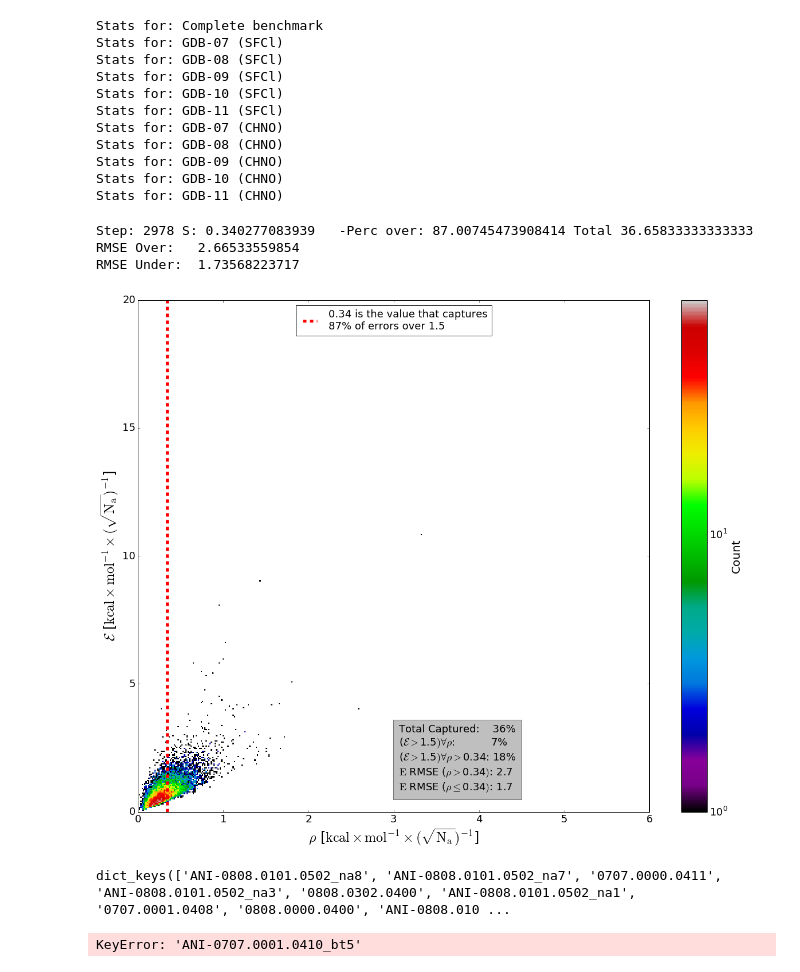
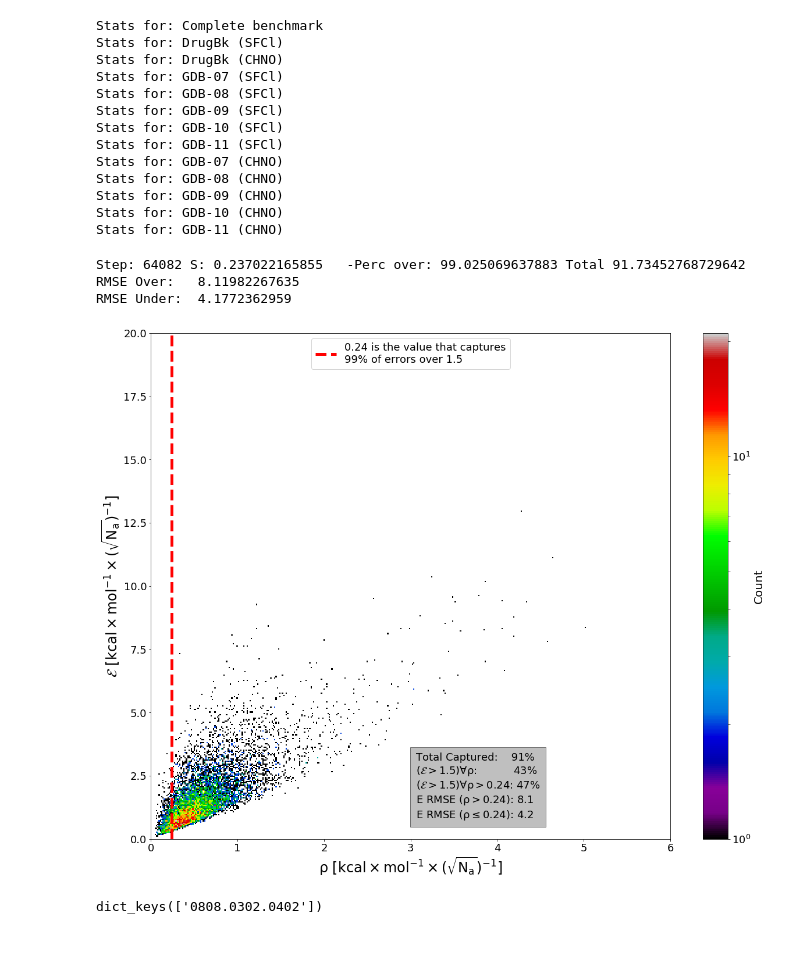
Before and after one commit to Jussmith01/ANI-Tools, a Jupyter notebook: notebooks/evaluate_tsdata.ipynb, the cells around one changed output. Cells and saved outputs as stored; diff of their text form; code cells hidden in the pictures; blank space fills up the shorter version.

```diff
--- a/notebooks/evaluate_tsdata.ipynb
+++ b/notebooks/evaluate_tsdata.ipynb
@@ -21,9 +23,9 @@ pd.options.display.float_format = '{:.2f}'.format
 
 #errdir = '/home/jujuman/Research/DataReductionMethods/al_working_network/error_compare/'
 
-errdir = '/home/jujuman/Research/DataReductionMethods/train_test/error_compare/'
-tex_store = "/home/jujuman/Research/DataReductionMethods/al_working_network/tables/AllTests_results_mean.tex"
-xls_store = "/home/jujuman/Research/DataReductionMethods/al_working_network/tables/AllTests_results_mean.xlsx"
+errdir = '/home/jsmith48/scratch/auto_al/modelCNOSFCl/tables/'
+tex_store = "/home/jsmith48/scratch/auto_al/modelCNOSFCl/tables/AllTests_results_mean.tex"
+xls_store = "/home/jsmith48/scratch/auto_al/modelCNOSFCl/tables/AllTests_results_mean.xlsx"
 
 #efiles = [errdir+f for f in os.listdir(errdir)]
 #tsname = ['DrugBank',
@@ -35,7 +37,9 @@ xls_store = "/home/jujuman/Research/DataReductionMethods/al_working_network/tabl
 #         ]
 
 efiles = [errdir+f for f in os.listdir(errdir)]
-tsname = ['GDB-07 (SFCl)',
+tsname = ['DrugBk (SFCl)',
+          'DrugBk (CHNO)',
+          'GDB-07 (SFCl)',
           'GDB-08 (SFCl)',
           'GDB-09 (SFCl)',
           'GDB-10 (SFCl)',
@@ -164,6 +116,8 @@ styles[0]
 writer.save()
 # %% [output]
 Stats for: Complete benchmark
+Stats for: DrugBk (SFCl)
+Stats for: DrugBk (CHNO)
 Stats for: GDB-07 (SFCl)
 Stats for: GDB-08 (SFCl)
 Stats for: GDB-09 (SFCl)
@@ -176,21 +130,21 @@ Stats for: GDB-10 (CHNO)
 Stats for: GDB-11 (CHNO)
 # %%
 cmap = mpl.cm.nipy_spectral
-eed.determine_min_error_by_sigma('0808.0302.0400',
-                                 1.5, 87.0,
+eed.determine_min_error_by_sigma('0808.0302.0402',
+                                 1.5, 99.0,
                                  labelx=r'$\mathrm{\rho}$ [$\mathrm{kcal \times mol^{-1} \times (\sqrt{N_a})^{-1}}}$]',
                                  labely=r'$\mathrm{\mathcal{E}}$ [$\mathrm{kcal \times mol^{-1} \times (\sqrt{N_a})^{-1}}$]',
                                  xymax=(6.0,20.0),
                                  figsize=(20.0, 16.0),
                                  cmap=cmap,
-                                 tskeys=['GDB-09 (CHNO)'],
+                                 tskeys=['DrugBk (SFCl)'],
                                  #storepath='/home/jujuman/Dropbox/ANAKIN-ME-RESEARCH/PUBLICATION-ActiveLearning/Figures/rho_selection_6.0.0.pdf',
                                  )
 # %% [output]
-Step: 2978 S: 0.340277083939   -Perc over: 87.00745473908414 Total 36.65833333333333
-RMSE Over:   2.66533559854
-RMSE Under:  1.73568223717
+Step: 64082 S: 0.237022165855   -Perc over: 99.025069637883 Total 91.73452768729642
+RMSE Over:   8.11982267635
+RMSE Under:  4.1772362959
-[figure, old version]
+[figure, new version]
 # %%
 print(eed.get_net_keys())
 #print(eed.get_size("9.0.5","MDBenchmark"))
@@ -198,11 +152,11 @@ print(eed.get_net_keys())
 #print(eed.get_size("9.0.4","GDB07to09"))
 #print(eed.get_size("9.0.4","GDB10to13"))
 # %% [output]
-dict_keys(['ANI-0808.0101.0502_na8', 'ANI-0808.0101.0502_na7', '0707.0000.0411', 'ANI-0808.0101.0502_na3', '0808.0302.0400', 'ANI-0808.0101.0502_na1', '0707.0001.0408', '0808.0000.0400', 'ANI-0808.010 ...
+dict_keys(['0808.0302.0402'])
 # %%
 #eed.generate_correlation_plot('6.0.0','MDBenchmark','Fani','Fdft')
-cmap = mpl.cm.nipy_spectral
-eed.generate_correlation_plot('ANI-0707.0001.0410_bt5','GDB-11 (SFCl)','Fani','Fdft',cmap=cmap)
+#cmap = mpl.cm.nipy_spectral
+#eed.generate_correlation_plot('ANI-0707.0001.0410_bt5','GDB-11 (SFCl)','Fani','Fdft',cmap=cmap)
 #eed.generate_correlation_plot('0707.0001.0402','GDB-07 (SFCl)','dEani','dEdft')
 #eed.generate_correlation_plot('0707.0001.0402','GDB-08 (SFCl)','dEani','dEdft')
 #eed.generate_correlation_plot('0707.0001.0402','GDB-09 (SFCl)','dEani','dEdft')
@@ -211,8 +165,6 @@ eed.generate_correlation_plot('ANI-0707.0001.0410_bt5','GDB-11 (SFCl)','Fani','F
 #eed.generate_correlation_plot('AL6','DrugBank','Fani','Fdft')
 #eed.generate_correlation_plot('ARC1','MDBenchmark','Fani','Fdft')
 #eed.generate_correlation_plot('ARC8','MDBenchmark','Fani','Fdft')
-# %% [output]
-KeyError: 'ANI-0707.0001.0410_bt5'
 # %%
 #eed.plot_bar_propsbynet([('Total Energy',r'RMSE ($kcal \times mol^{-1}$)','Eani','Edft',[0.0,23.0]),
 #                         ('Relative Energy',r'RMSE ($kcal \times mol^{-1}$)','dEani', 'dEdft',[0.0,12.0]),
```
Also changed, not shown: parts of 11 cells of this notebook, 3 other files.
